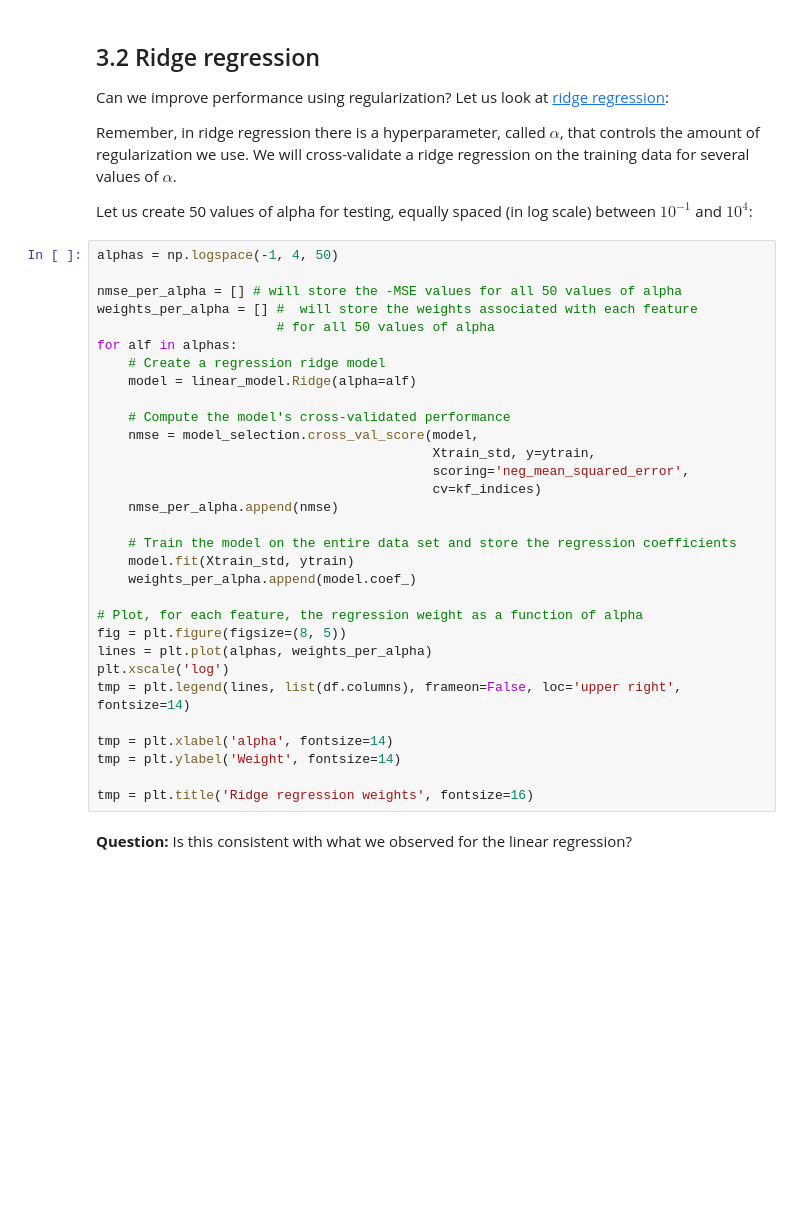
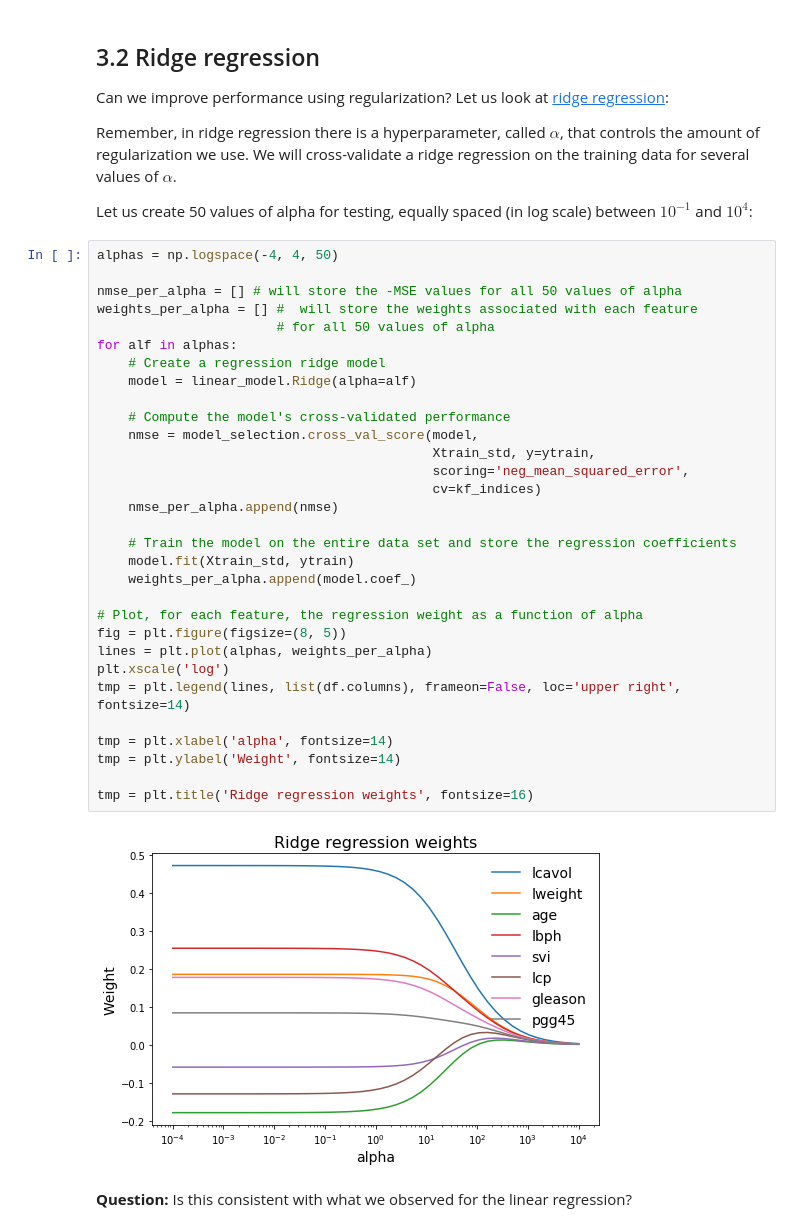
Before and after one commit to chagaz/ml-notebooks, a Jupyter notebook: intro-supervised-learning/03 Regression algorithms.ipynb, the cells around one changed output. Saved outputs shown, nothing was run; the diff lists cells and outputs as text; blank space fills up the shorter version.

```diff
--- a/intro-supervised-learning/03 Regression algorithms.ipynb
+++ b/intro-supervised-learning/03 Regression algorithms.ipynb
@@ -200,36 +213,38 @@ Remember, in ridge regression there is a hyperparameter, called $\alpha$, that c
 
 Let us create 50 values of alpha for testing, equally spaced (in log scale) between $10^{-1}$ and $10^4$:
 # %%
-alphas = np.logspace(-1, 4, 50)
+alphas = np.logspace(-4, 4, 50)
 
 nmse_per_alpha = [] # will store the -MSE values for all 50 values of alpha
 weights_per_alpha = [] #  will store the weights associated with each feature
                        # for all 50 values of alpha
 for alf in alphas:
     # Create a regression ridge model
     model = linear_model.Ridge(alpha=alf)
 
     # Compute the model's cross-validated performance
     nmse = model_selection.cross_val_score(model,
                                            Xtrain_std, y=ytrain,
                                            scoring='neg_mean_squared_error',
                                            cv=kf_indices)
     nmse_per_alpha.append(nmse)
 
     # Train the model on the entire data set and store the regression coefficients
     model.fit(Xtrain_std, ytrain)
     weights_per_alpha.append(model.coef_)
 
 # Plot, for each feature, the regression weight as a function of alpha
 fig = plt.figure(figsize=(8, 5))
 lines = plt.plot(alphas, weights_per_alpha)
 plt.xscale('log')
 tmp = plt.legend(lines, list(df.columns), frameon=False, loc='upper right', fontsize=14)
 
 tmp = plt.xlabel('alpha', fontsize=14)
 tmp = plt.ylabel('Weight', fontsize=14)
 
 tmp = plt.title('Ridge regression weights', fontsize=16)
+# %% [output]
+[figure, added]
 # %% [markdown]
 __Question:__ Is this consistent with what we observed for the linear regression?
 # %% [markdown]
```
Also changed, not shown: parts of 7 cells of this notebook.
